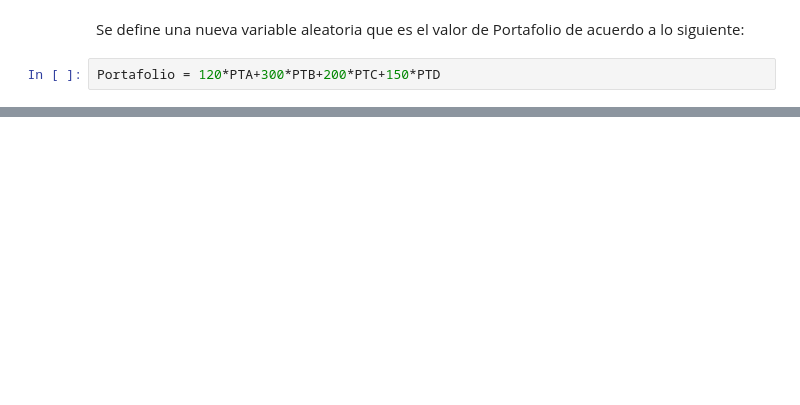
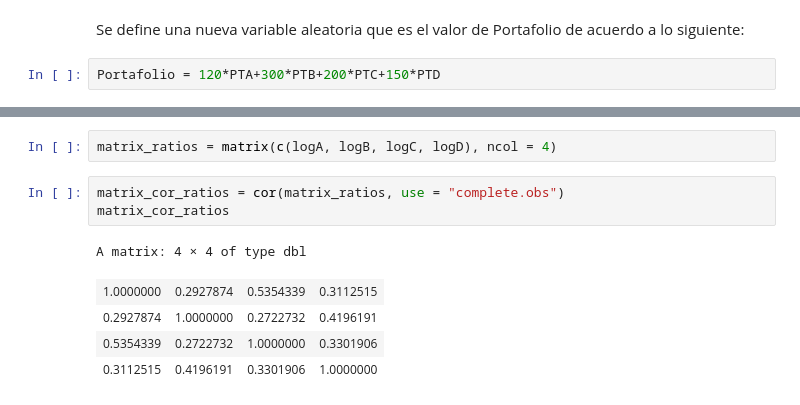
Before and after one commit to cesar-trader/simul_tarea2, a Jupyter notebook: tarea3pregunta1.ipynb, the cells around one changed output, grey strips where cells are left out. Drawn from its saved outputs; the diff is of its cells as text; blank space fills up the shorter version.

```diff
--- a/tarea3pregunta1.ipynb
+++ b/tarea3pregunta1.ipynb
@@ -410,0 +477,11 @@ Portafolio = 120*PTA+300*PTB+200*PTC+150*PTD
+# %%
+matrix_ratios = matrix(c(logA, logB, logC, logD), ncol = 4)
+# %%
+matrix_cor_ratios = cor(matrix_ratios, use = "complete.obs")
+matrix_cor_ratios
+# %% [output]
+A matrix: 4 × 4 of type dbl
+| 1.0000000 | 0.2927874 | 0.5354339 | 0.3112515 |
+| 0.2927874 | 1.0000000 | 0.2722732 | 0.4196191 |
+| 0.5354339 | 0.2722732 | 1.0000000 | 0.3301906 |
+| 0.3112515 | 0.4196191 | 0.3301906 | 1.0000000 |
```
Also changed, not shown: parts of 30 cells of this notebook.
